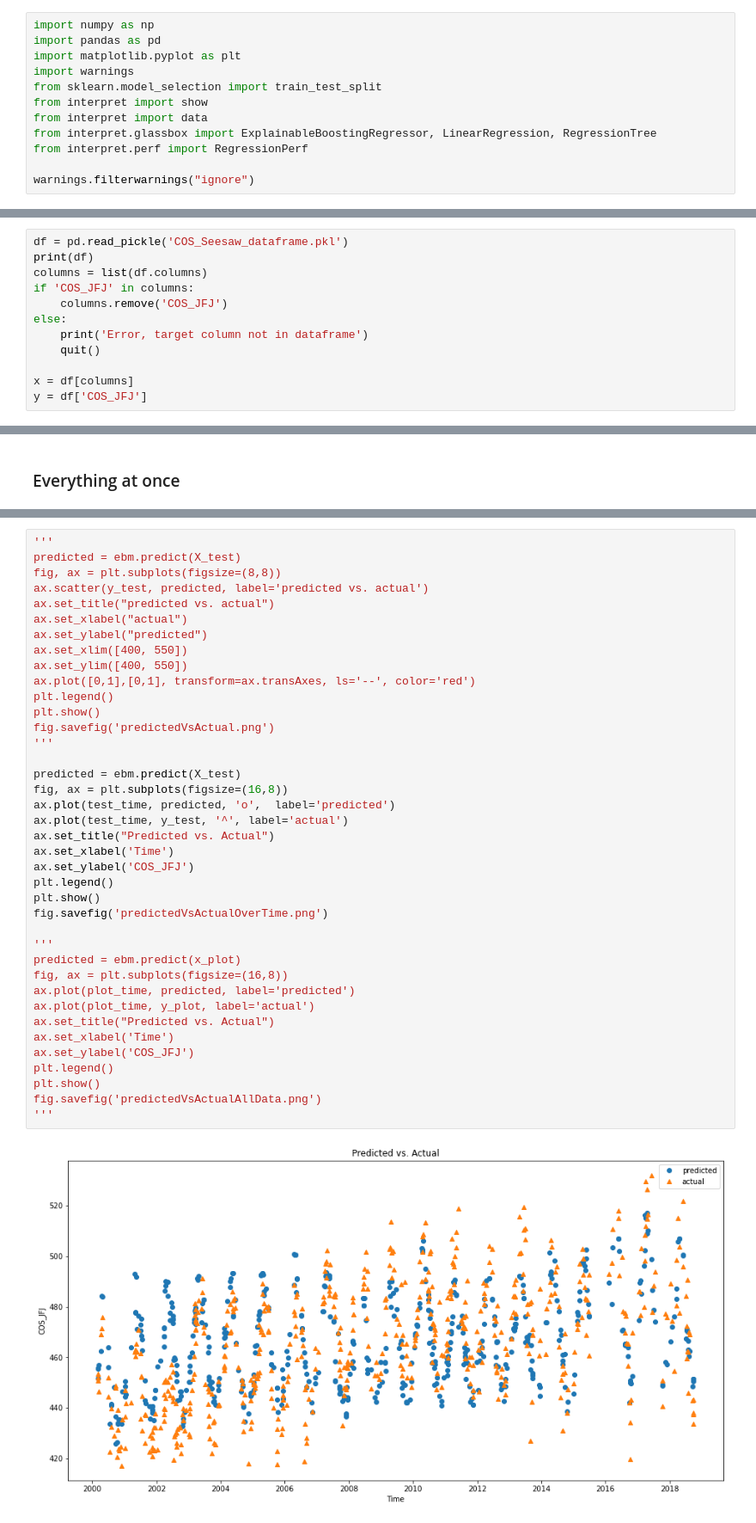
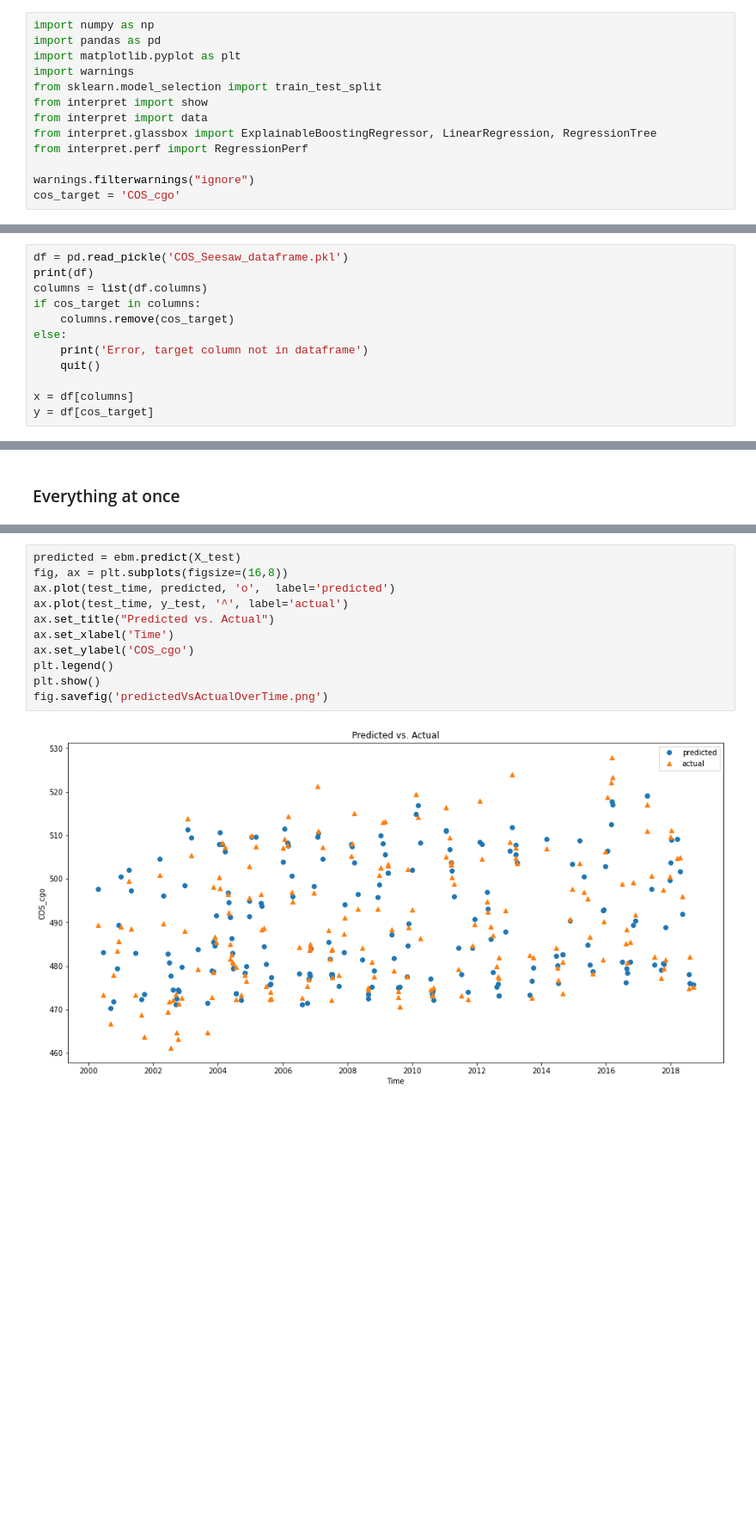
Before and after one commit to Ghinojoz/COS-Seesaw, a Jupyter notebook: Seesaw_GA2M.ipynb, the cells around one changed output, grey strips where cells are left out. Shown at 86% size. Drawn from its saved outputs; the diff is of its cells as text; blank space fills up the shorter version.

```diff
--- a/Seesaw_GA2M.ipynb
+++ b/Seesaw_GA2M.ipynb
@@ -12,18 +12,19 @@ from interpret.glassbox import ExplainableBoostingRegressor, LinearRegression, R
 from interpret.perf import RegressionPerf
 
 warnings.filterwarnings("ignore")
+cos_target = 'COS_cgo'
 # %% [markdown]
 ### Load dataframe and separate feature and target sets
 # %%
 df = pd.read_pickle('COS_Seesaw_dataframe.pkl')
 print(df)
 columns = list(df.columns)
-if 'COS_JFJ' in columns:
-    columns.remove('COS_JFJ')
+if cos_target in columns:
+    columns.remove(cos_target)
 else:
     print('Error, target column not in dataframe')
     quit()
 
 x = df[columns]
-y = df['COS_JFJ']
+y = df[cos_target]
 # %% [output]
@@ -122,43 +108,15 @@ show([marginal_explanation, lr_global, lr_perf, lr_local, rt_global, rt_perf, rt
 # %% [output]
 [interactive output not drawn]
 # %%
-'''
-predicted = ebm.predict(X_test)
-fig, ax = plt.subplots(figsize=(8,8))
-ax.scatter(y_test, predicted, label='predicted vs. actual')
-ax.set_title("predicted vs. actual")
-ax.set_xlabel("actual")
-ax.set_ylabel("predicted")
-ax.set_xlim([400, 550])
-ax.set_ylim([400, 550])
-ax.plot([0,1],[0,1], transform=ax.transAxes, ls='--', color='red')
-plt.legend()
-plt.show()
-fig.savefig('predictedVsActual.png')
-'''
-
 predicted = ebm.predict(X_test)
 fig, ax = plt.subplots(figsize=(16,8))
 ax.plot(test_time, predicted, 'o',  label='predicted')
 ax.plot(test_time, y_test, '^', label='actual')
 ax.set_title("Predicted vs. Actual")
 ax.set_xlabel('Time')
-ax.set_ylabel('COS_JFJ')
+ax.set_ylabel('COS_cgo')
 plt.legend()
 plt.show()
 fig.savefig('predictedVsActualOverTime.png')
-
-'''
-predicted = ebm.predict(x_plot)
-fig, ax = plt.subplots(figsize=(16,8))
-ax.plot(plot_time, predicted, label='predicted')
-ax.plot(plot_time, y_plot, label='actual')
-ax.set_title("Predicted vs. Actual")
-ax.set_xlabel('Time')
-ax.set_ylabel('COS_JFJ')
-plt.legend()
-plt.show()
-fig.savefig('predictedVsActualAllData.png')
-'''
 # %% [output]
-[figure, old version]
+[figure, new version]
```
Also changed, not shown: parts of 3 cells of this notebook, 3 other files.
